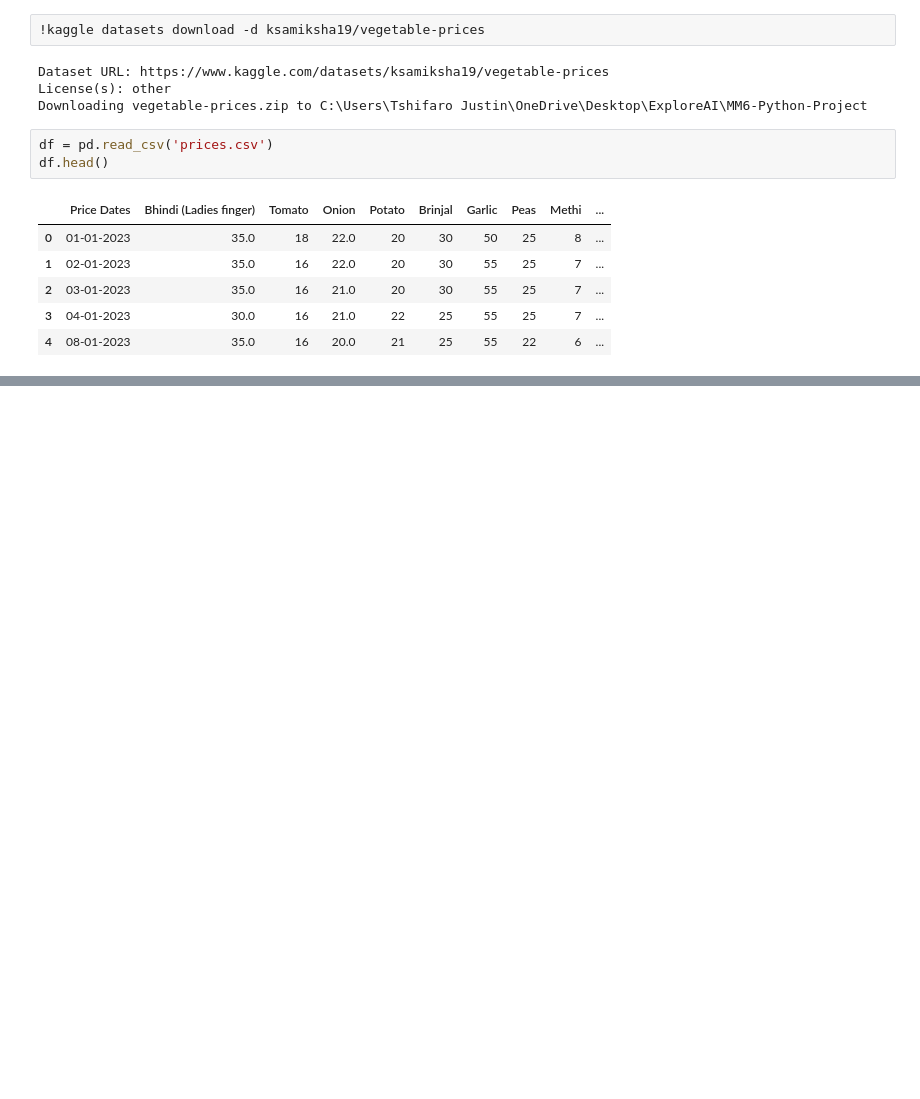
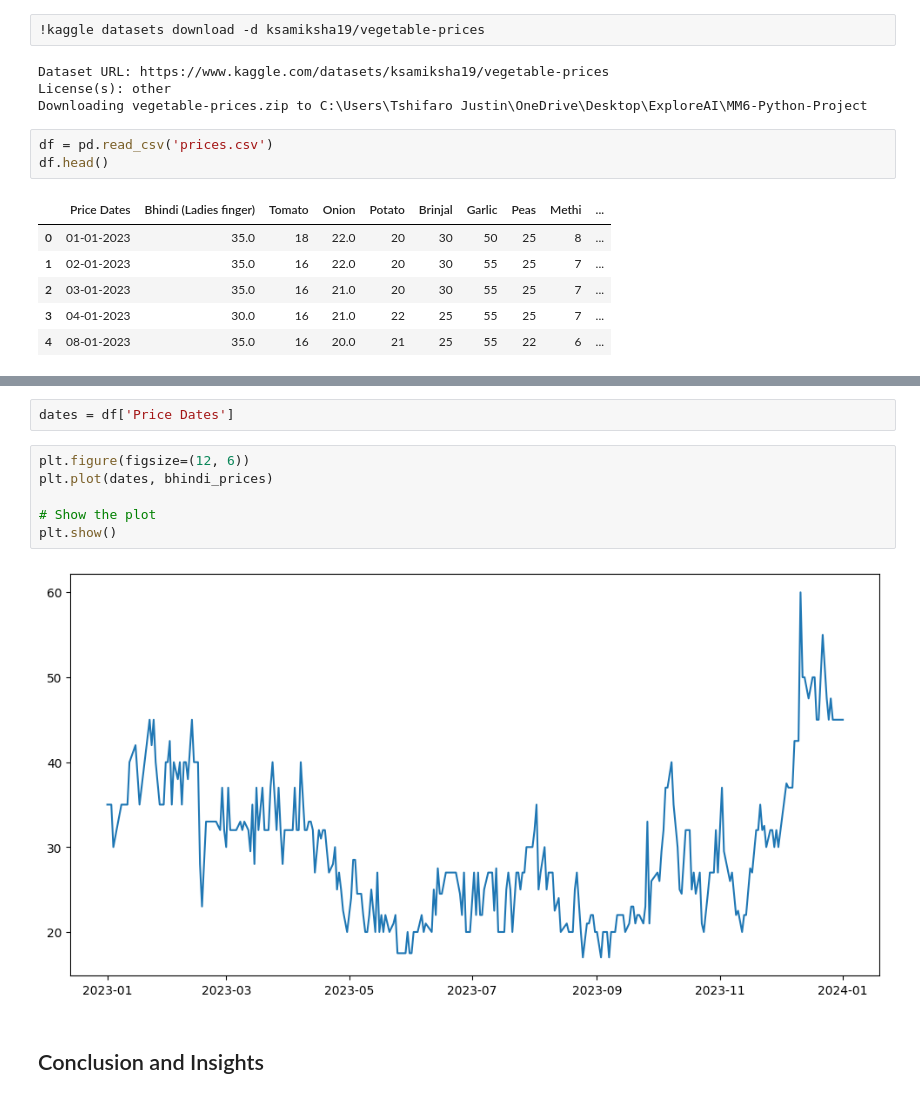
Before and after one commit to justin9503/MM6-Python-Project, a Jupyter notebook: Vegetable prices_MM6.ipynb, the cells around one changed output, grey strips where cells are left out. Saved outputs shown, nothing was run; the diff lists cells and outputs as text; blank space fills up the shorter version.

```diff
--- a/Vegetable prices_MM6.ipynb
+++ b/Vegetable prices_MM6.ipynb
@@ -20,0 +154,12 @@ df.head()
+# %%
+dates = df['Price Dates']
+# %%
+plt.figure(figsize=(12, 6))
+plt.plot(dates, bhindi_prices)
+
+# Show the plot
+plt.show()
+# %% [output]
+[figure, added]
+# %% [markdown]
+## Conclusion and Insights
```
Also changed, not shown: parts of 16 cells of this notebook, 2 other files.
